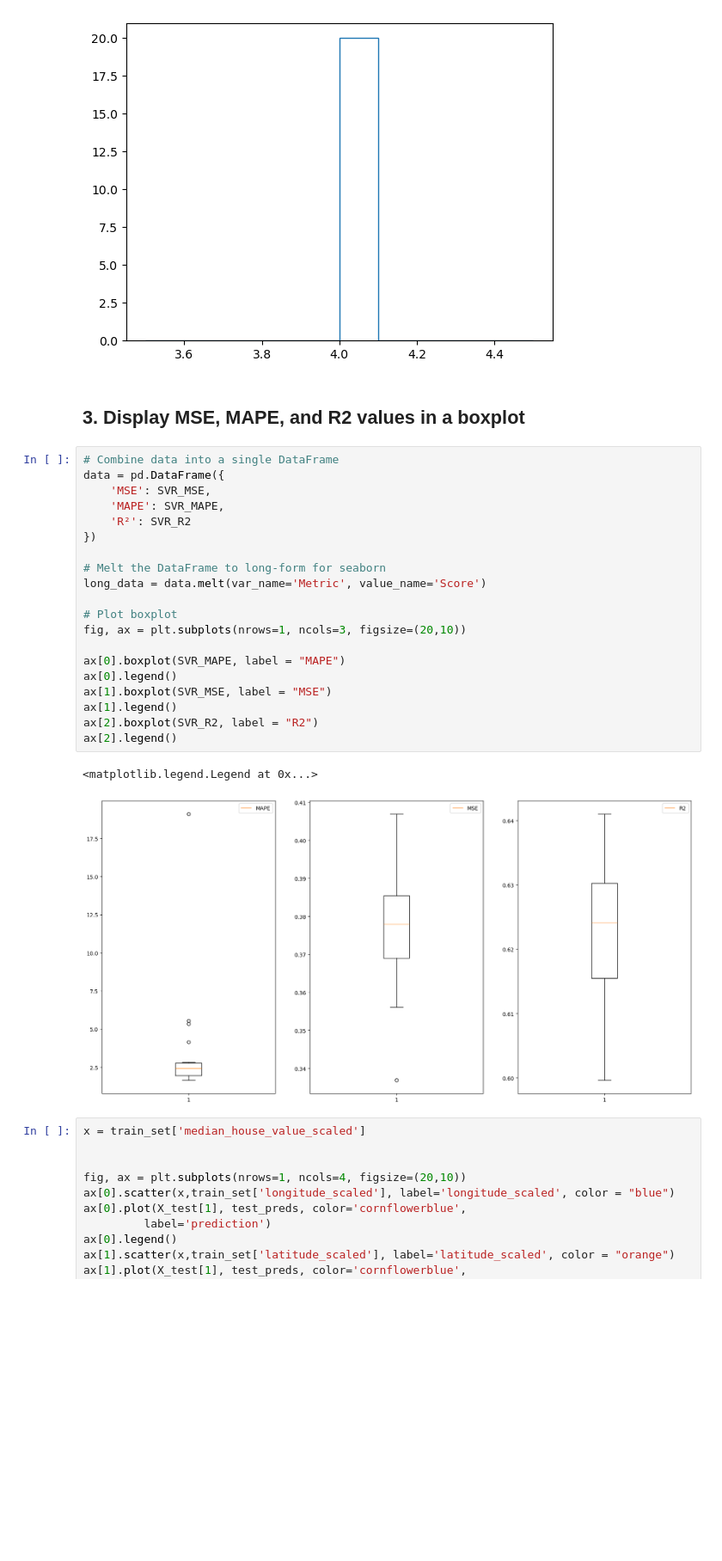
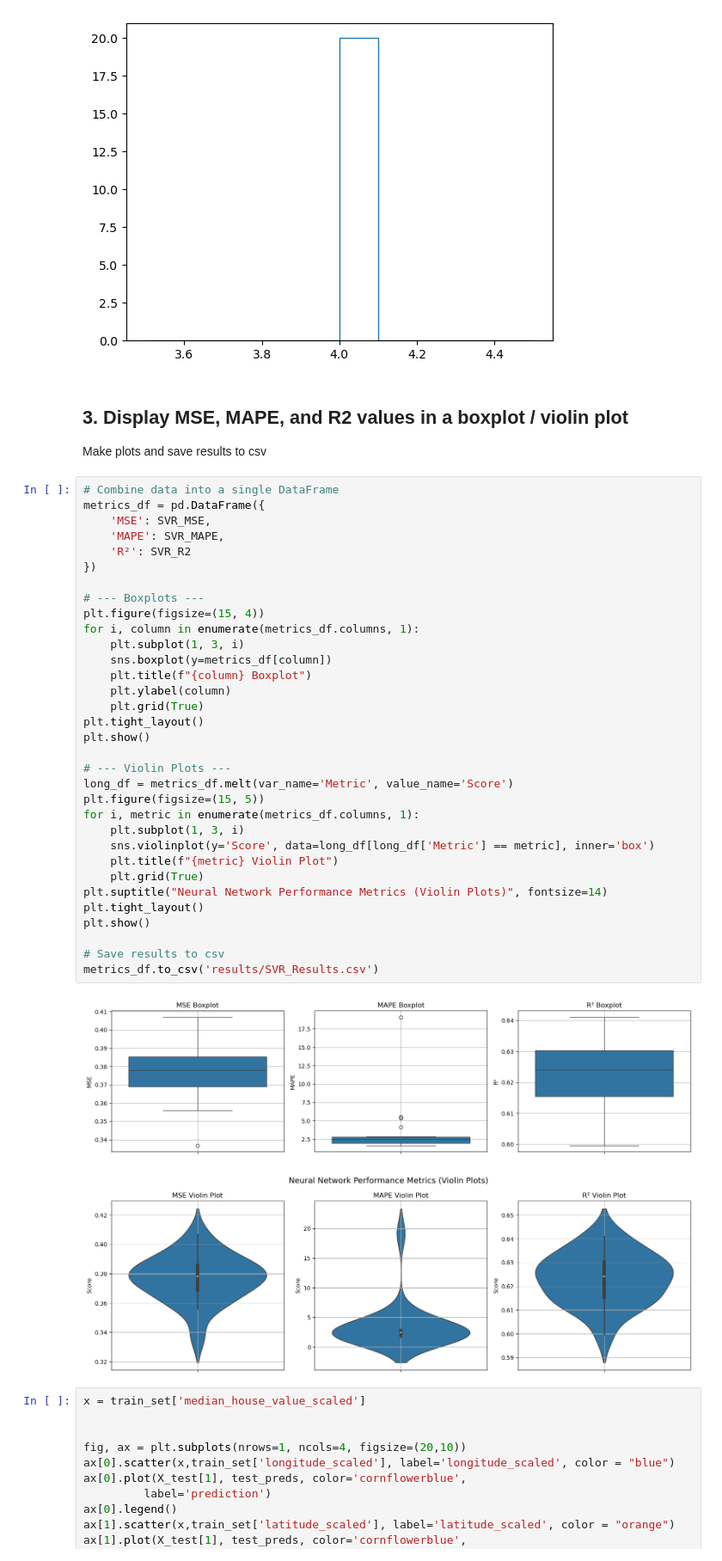
Before and after one commit to BlastermanR/CA_Housing_Machine_Learning_Project, a Jupyter notebook: SVM.ipynb, the cells around one changed output. Shown at 86% size. Cells and saved outputs as stored; diff of their text form; blank space fills up the shorter version.

```diff
--- a/SVM.ipynb
+++ b/SVM.ipynb
@@ -160,30 +160,44 @@ Test MAPE with best model : 2.4766
 Test R² score: 0.6273
 [figure]
 # %% [markdown]
-## 3. Display MSE, MAPE, and R2 values in a boxplot
+## 3. Display MSE, MAPE, and R2 values in a boxplot / violin plot
+Make plots and save results to csv
 # %%
 # Combine data into a single DataFrame
-data = pd.DataFrame({
+metrics_df = pd.DataFrame({
     'MSE': SVR_MSE,
     'MAPE': SVR_MAPE,
     'R²': SVR_R2
 })
 
-# Melt the DataFrame to long-form for seaborn
-long_data = data.melt(var_name='Metric', value_name='Score')
+# --- Boxplots ---
+plt.figure(figsize=(15, 4))
+for i, column in enumerate(metrics_df.columns, 1):
+    plt.subplot(1, 3, i)
+    sns.boxplot(y=metrics_df[column])
+    plt.title(f"{column} Boxplot")
+    plt.ylabel(column)
+    plt.grid(True)
+plt.tight_layout()
+plt.show()
 
-# Plot boxplot
-fig, ax = plt.subplots(nrows=1, ncols=3, figsize=(20,10))
+# --- Violin Plots ---
+long_df = metrics_df.melt(var_name='Metric', value_name='Score')
+plt.figure(figsize=(15, 5))
+for i, metric in enumerate(metrics_df.columns, 1):
+    plt.subplot(1, 3, i)
+    sns.violinplot(y='Score', data=long_df[long_df['Metric'] == metric], inner='box')
+    plt.title(f"{metric} Violin Plot")
+    plt.grid(True)
+plt.suptitle("Neural Network Performance Metrics (Violin Plots)", fontsize=14)
+plt.tight_layout()
+plt.show()
 
-ax[0].boxplot(SVR_MAPE, label = "MAPE")
-ax[0].legend()
-ax[1].boxplot(SVR_MSE, label = "MSE")
-ax[1].legend()
-ax[2].boxplot(SVR_R2, label = "R2")
-ax[2].legend()
+# Save results to csv
+metrics_df.to_csv('results/SVR_Results.csv')
 # %% [output]
-<matplotlib.legend.Legend at 0x...>
-[figure, old version]
+[figure, new version]
+[figure, added]
 # %%
 x = train_set['median_house_value_scaled']
 
```
Also changed, not shown: 1 other file.
